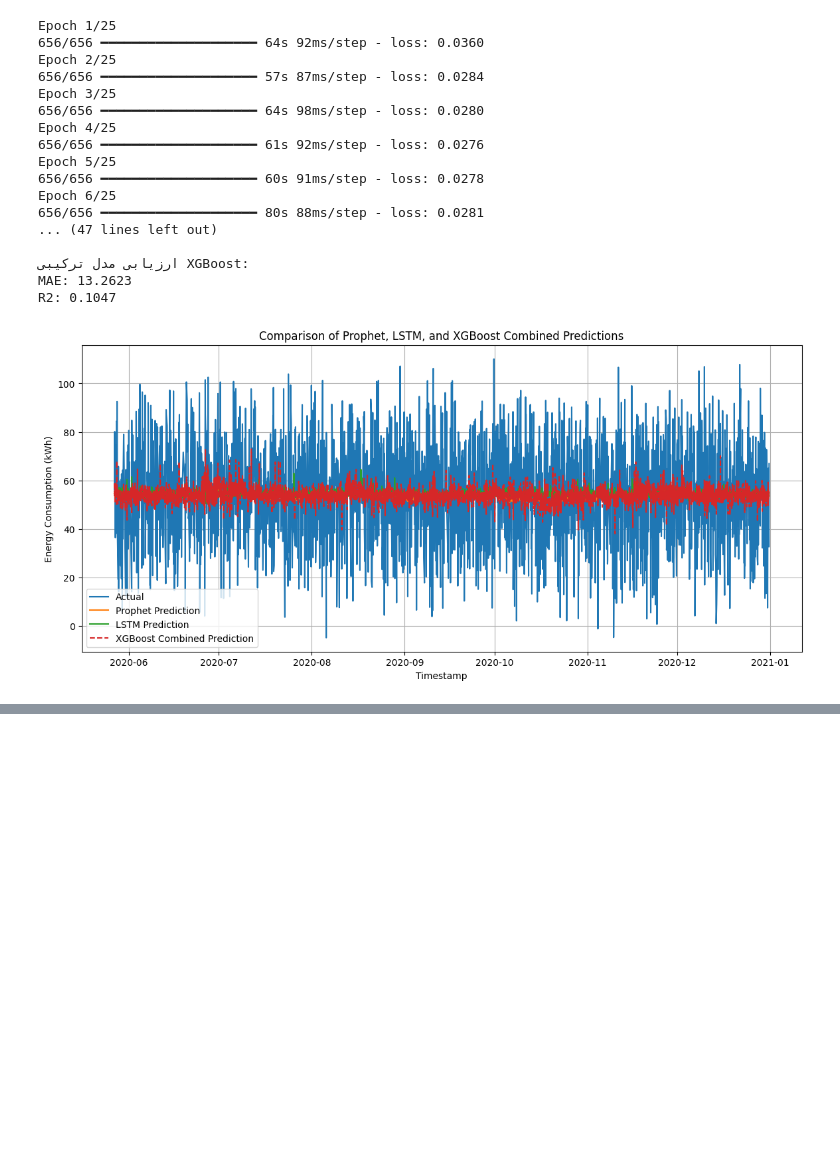
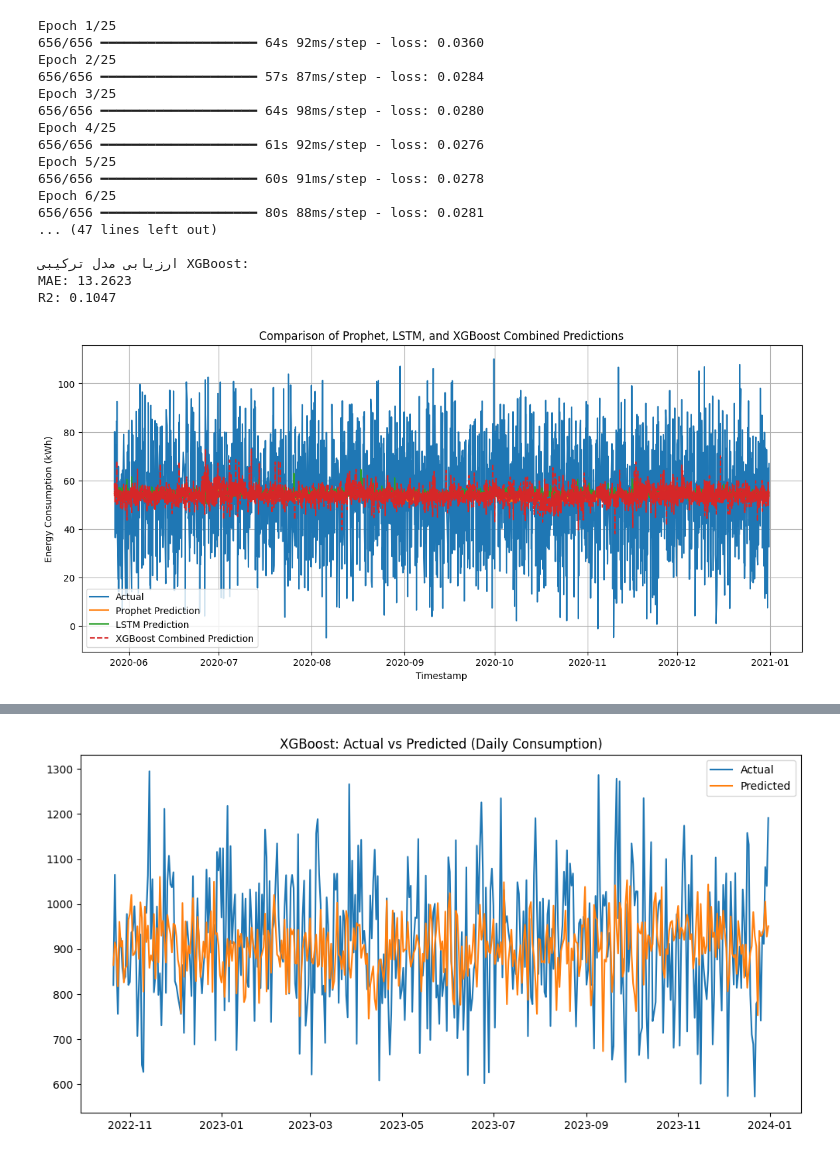
Before and after one commit to aminfeli/Energy-Consumption-in-Buildings, a Jupyter notebook: Algorithim/algorithmm.ipynb, the cells around one changed output, grey strips where cells are left out. Saved outputs shown, nothing was run; the diff lists cells and outputs as text; code cells hidden in the pictures; blank space fills up the shorter version.

```diff
--- a/Algorithim/algorithmm.ipynb
+++ b/Algorithim/algorithmm.ipynb
@@ -1084,0 +1783,88 @@ Epoch 2/5
+# %%
+# ============================= converting Hourly to daily =============================
+import pandas as pd
+import numpy as np
+from sklearn.metrics import mean_absolute_error, mean_squared_error, r2_score
+from sklearn.model_selection import train_test_split
+from xgboost import XGBRegressor
+import matplotlib.pyplot as plt
+
+# ============================= Load Dataset =============================
+df = pd.read_csv("D:/third semester/Casystudy2/2-Dataset/electricity_consumption-1.csv")
+
+# تبدیل ستون زمان به فرمت datetime
+df['Timestamp'] = pd.to_datetime(df['Timestamp'])
+
+# ============================= Aggregate to Daily =============================
+df = df.groupby(df['Timestamp'].dt.date).agg({'Energy Consumption (kWh)': 'sum'}).reset_index()
+df.rename(columns={'Timestamp': 'ds', 'Energy Consumption (kWh)': 'y'}, inplace=True)
+df['ds'] = pd.to_datetime(df['ds'])
+
+# ============================= IQR Outlier Filtering =============================
+Q1 = df['y'].quantile(0.25)
+Q3 = df['y'].quantile(0.75)
+IQR = Q3 - Q1
+lower_bound = Q1 - 1.5 * IQR
+upper_bound = Q3 + 1.5 * IQR
+df = df[(df['y'] >= lower_bound) & (df['y'] <= upper_bound)]
+
+# ============================= Log Transform =============================
+df['y'] = np.log1p(df['y'])  # log(1+y)
+
+# ============================= Feature Engineering =============================
+df['dayofweek'] = df['ds'].dt.dayofweek
+df['month'] = df['ds'].dt.month
+df['year'] = df['ds'].dt.year
+df['day'] = df['ds'].dt.day
+df['lag1'] = df['y'].shift(1)
+df['lag2'] = df['y'].shift(2)
+df['lag7'] = df['y'].shift(7)
+
+df.dropna(inplace=True)
+
+# ============================= Train/Test Split =============================
+X = df[['dayofweek', 'month', 'year', 'day', 'lag1', 'lag2', 'lag7']]
+y = df['y']
+
+X_train, X_test, y_train, y_test = train_test_split(X, y, test_size=0.2, shuffle=False)
+
+# ============================= XGBoost Model =============================
+xgb_model = XGBRegressor(
+    n_estimators=500,
+    learning_rate=0.05,
+    max_depth=6,
+    subsample=0.8,
+    colsample_bytree=0.8,
+    random_state=42
+)
+xgb_model.fit(X_train, y_train)
+
+# ============================= Prediction =============================
+y_pred = xgb_model.predict(X_test)
+
+# بازگرداندن داده از log
+y_test_inv = np.expm1(y_test)
+y_pred_inv = np.expm1(y_pred)
+
+# ============================= Evaluation =============================
+mae = mean_absolute_error(y_test_inv, y_pred_inv)
+mse = mean_squared_error(y_test_inv, y_pred_inv)
+r2 = r2_score(y_test_inv, y_pred_inv)
+
+print("ارزیابی XGBoost (Daily, IQR Filtered, log-transform):")
+print(f"MAE: {mae:.4f}")
+print(f"MSE: {mse:.4f}")
+print(f"R2 : {r2:.4f}")
+
+# ============================= Plot =============================
+plt.figure(figsize=(12, 6))
+plt.plot(df['ds'].iloc[-len(y_test):], y_test_inv, label="Actual")
+plt.plot(df['ds'].iloc[-len(y_test):], y_pred_inv, label="Predicted")
+plt.legend()
+plt.title("XGBoost: Actual vs Predicted (Daily Consumption)")
+plt.show()
+
+#######################
+mean_consumption = df_daily['Energy Consumption (kWh)'].mean()
+print("Mean daily consumption:", mean_consumption)
+# %% [output]
@@ -1084,0 +1875 @@ Epoch 2/5
+[figure, added]
```
Also changed, not shown: parts of 7 cells of this notebook, 2 other files.
